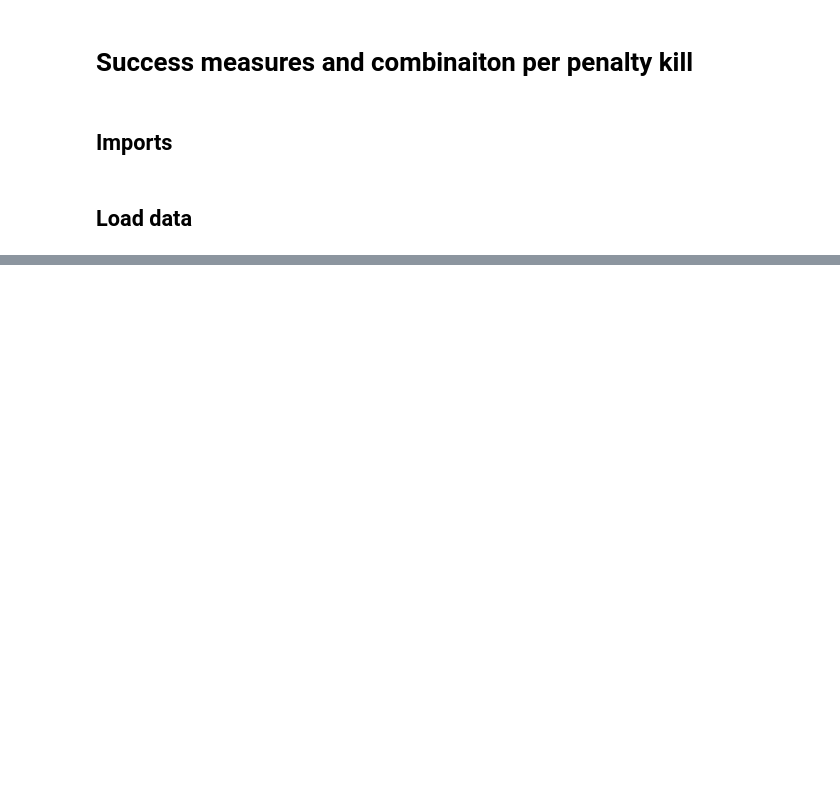
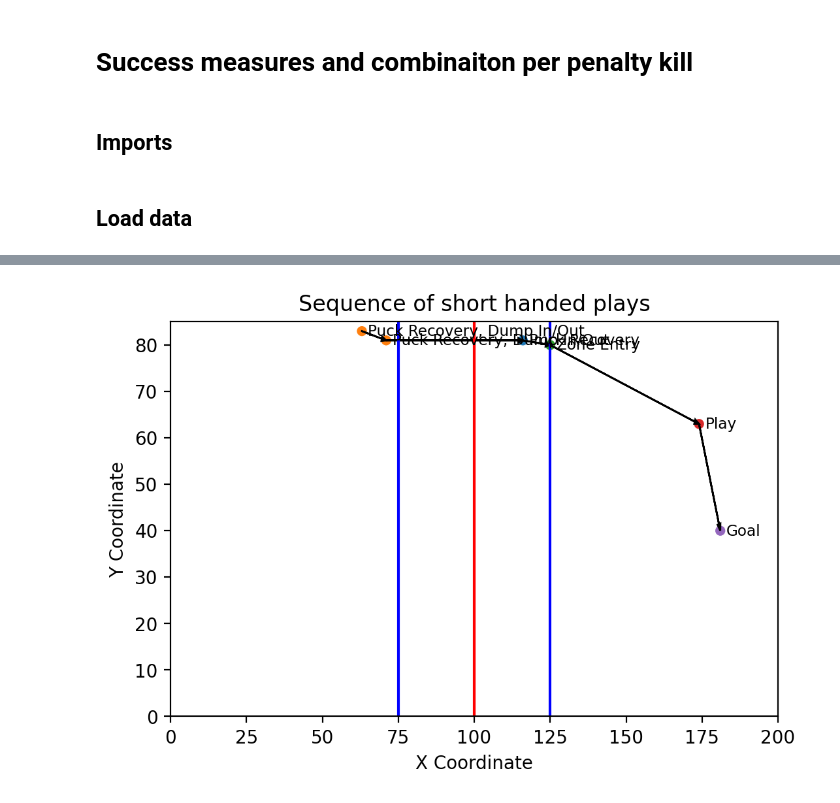
Before and after one commit to EmilyMWright/BDC-2024-PK-Control, a Jupyter notebook: success_measures.ipynb, the cells around one changed output, grey strips where cells are left out. Saved outputs shown, nothing was run; the diff lists cells and outputs as text; code cells hidden in the pictures; blank space fills up the shorter version.

Commit message:
Clean up column names, add section for plotting sequences

```diff
--- a/success_measures.ipynb
+++ b/success_measures.ipynb
@@ -13,7 +13,7 @@ plt.rcParams['figure.facecolor'] = 'white'
 # %% [markdown]
 ## Load data
 # %%
-yr = '2021'
+yr = '2024'
 # %%
 df = pd.read_csv('data/BDC_' + yr + '_Data_Cleaned.csv', index_col=0)
 entries = pd.read_csv('data/BDC_' + yr + '_Zone_Entries.csv', index_col=0)
@@ -94,7 +122,7 @@ in_d_zone = (
     ((df['Team Status'] == 'PP') & (df['X Coordinate'] > 125))
 )
 d_zone_entr = (in_d_zone.shift(1) == False) & (in_d_zone == True)
-d_zone_ext = ((in_d_zone.shift(-1).fillna(0) == False) & (in_d_zone == True))
+d_zone_ext = ((in_d_zone.shift(-1).fillna(True) == False) & (in_d_zone == True))
 time_entr = df.loc[d_zone_entr, 'Time']
 time_ext = df.loc[d_zone_ext, 'Time']
 zone_ts = time_ext.values - time_entr.values
@@ -102,5 +130,5 @@ zone_ts = time_ext.values - time_entr.values
 df['Time in D Zone'] = [0] * df.shape[0]
 df.loc[d_zone_entr, 'Time in D Zone'] = zone_ts
 pk_zone_ts = df.groupby('Penalty ID')['Time in D Zone'].sum().rename('Time in D Zone')
-pk_df = pd.merge(pk_df, pk_zone_ts, how='left', on='Penalty ID').fillna(0)
+p_df = pd.merge(p_df, pk_zone_ts, how='left', on='Penalty ID').fillna(0)
 # %%
@@ -107,0 +145,2 @@ pk_df.to_csv('data/BDC_' + yr + '_Penalty_Kill_Statistics.csv')
+# %%
+myseq = df.loc[df['Sequence ID'].isin([1645])]
@@ -107,0 +159,53 @@ pk_df.to_csv('data/BDC_' + yr + '_Penalty_Kill_Statistics.csv')
+# %%
+g = sns.scatterplot(data=myseq, x='X Coordinate', y='Y Coordinate', hue='Event', legend=False)
+# draw arrows between plays
+for i in range(len(myseq) - 1):
+    r = myseq.iloc[i]
+    r1 = myseq.iloc[i + 1]
+    g.axes.arrow(
+        r['X Coordinate'], r['Y Coordinate'],
+        r1['X Coordinate'] - r['X Coordinate'],
+        r1['Y Coordinate'] - r['Y Coordinate'],
+        length_includes_head=True,
+        head_width=1,
+        fc='black'
+    )
+# label plays
+for l in range(myseq.shape[0]):
+    if l < myseq.shape[0] - 1:
+        if (
+            (myseq['X Coordinate'].iloc[l] == myseq['X Coordinate'].iloc[l + 1]) &
+            (myseq['Y Coordinate'].iloc[l] == myseq['Y Coordinate'].iloc[l + 1])
+        ):
+            continue
+    if l > 0:
+        if (
+            (myseq['X Coordinate'].iloc[l] == myseq['X Coordinate'].iloc[l - 1]) &
+            (myseq['Y Coordinate'].iloc[l] == myseq['Y Coordinate'].iloc[l - 1])
+        ):
+            g.text(
+                myseq['X Coordinate'].iloc[l] + 2,
+                myseq['Y Coordinate'].iloc[l] - 1,
+                myseq['Event'].iloc[l - 1] + ', ' + myseq['Event'].iloc[l],
+                horizontalalignment='left',
+                size='small',
+                color='black'
+            )
+            continue
+    g.text(
+        myseq['X Coordinate'].iloc[l] + 2,
+        myseq['Y Coordinate'].iloc[l] - 1,
+        myseq['Event'].iloc[l],
+        horizontalalignment='left',
+        size='small',
+        color='black'
+    )
+g.set_xlim(0, 200)
+g.set_ylim(0, 85)
+g.axvline(75, 0, 1, color='blue')
+g.axvline(100, 0, 1, color='red')
+g.axvline(125, 0, 1, color='blue')
+plt.title("Sequence of short handed plays")
+plt.show(g)
+# %% [output]
+[figure, added]
```
Also changed, not shown: parts of 10 cells of this notebook.
